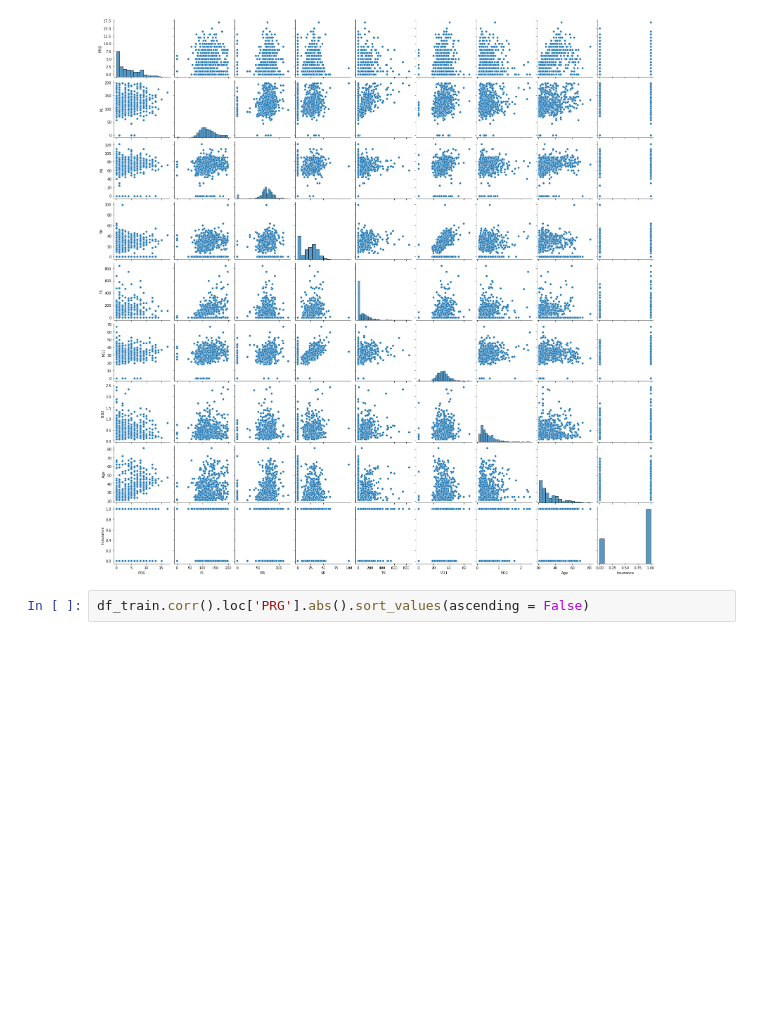
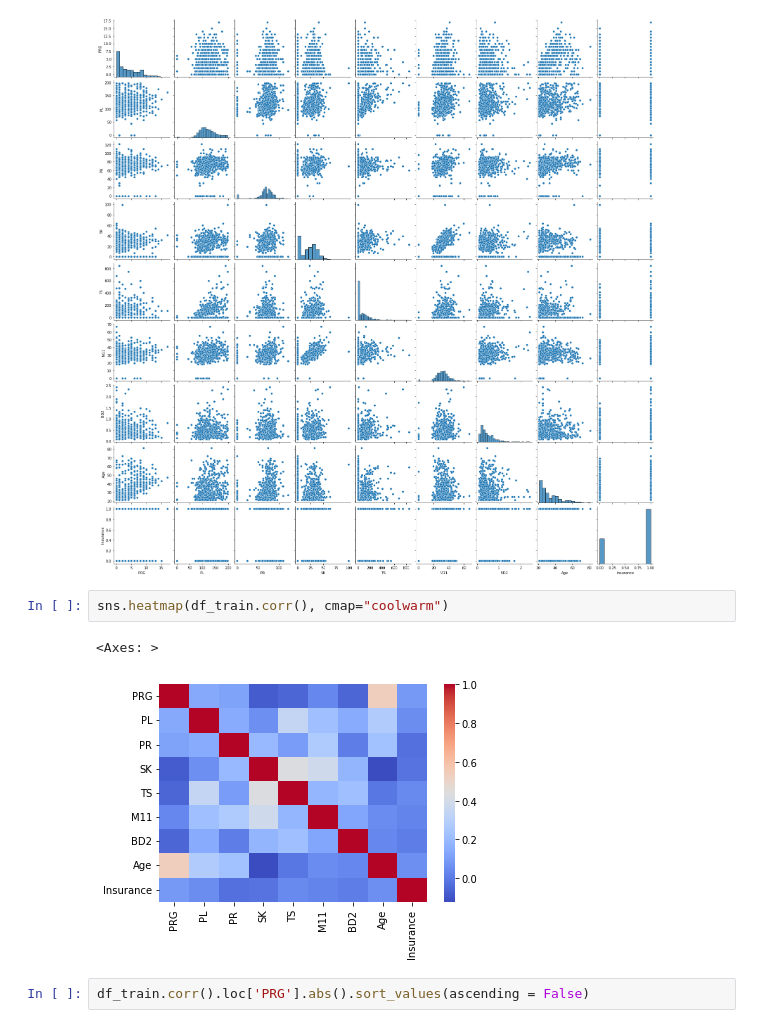
Before and after one commit to doctorf72/Naya_ML_RegressionProject, a Jupyter notebook: Regression_Project.ipynb, the cells around one changed output. Drawn from its saved outputs; the diff is of its cells as text; blank space fills up the shorter version.

```diff
--- a/Regression_Project.ipynb
+++ b/Regression_Project.ipynb
@@ -113,6 +118,11 @@ sns.pairplot(df_train)
 # %% [output]
 <seaborn.axisgrid.PairGrid at 0x...>
 [figure]
+# %%
+sns.heatmap(df_train.corr(), cmap="coolwarm")
+# %% [output]
+<Axes: >
+[figure, added]
 # %%
 df_train.corr().loc['PRG'].abs().sort_values(ascending = False)
 # %% [output]
```
Also changed, not shown: parts of 2 cells of this notebook.
